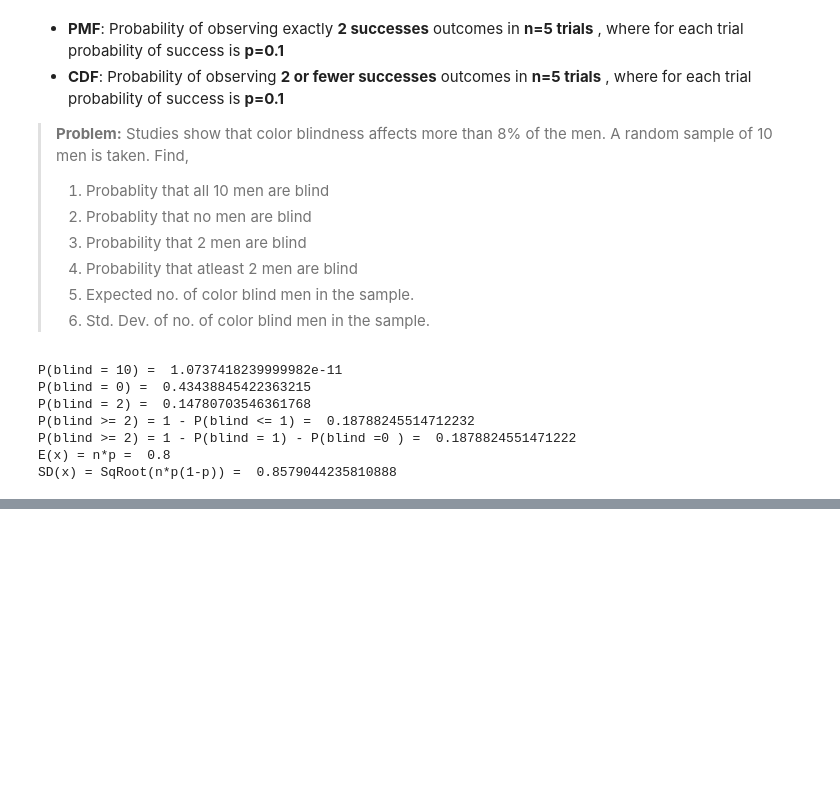
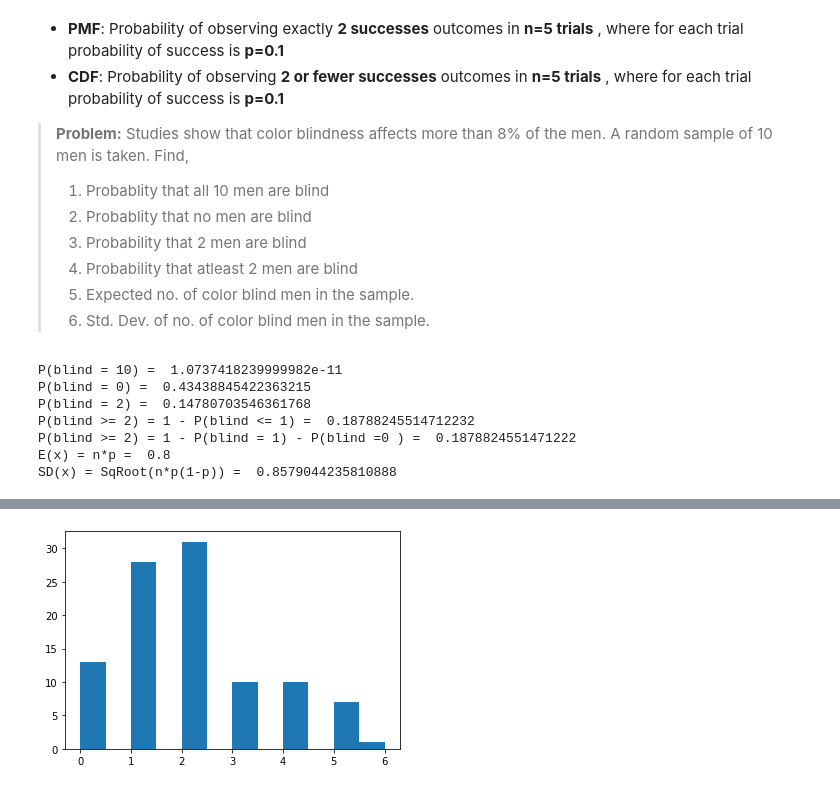
Before and after one commit to mrutyunjay17/Hands-On-Machine-Learning, a Jupyter notebook: other_books/practical_stats_for_ds/2_ data_and_sampling_distributions.ipynb, the cells around one changed output, grey strips where cells are left out. Cells and saved outputs as stored; diff of their text form; code cells hidden in the pictures; blank space fills up the shorter version.

```diff
--- a/other_books/practical_stats_for_ds/2_ data_and_sampling_distributions.ipynb
+++ b/other_books/practical_stats_for_ds/2_ data_and_sampling_distributions.ipynb
@@ -230,0 +233,5 @@ SD(x) = SqRoot(n*p(1-p)) =  0.8579044235810888
+# %%
+plt.hist(st.poisson.rvs(2, size=100, random_state=42), bins=12)
+plt.show()
+# %% [output]
+[figure, added]
```
Also changed, not shown: parts of 6 cells of this notebook, 2 other files.
